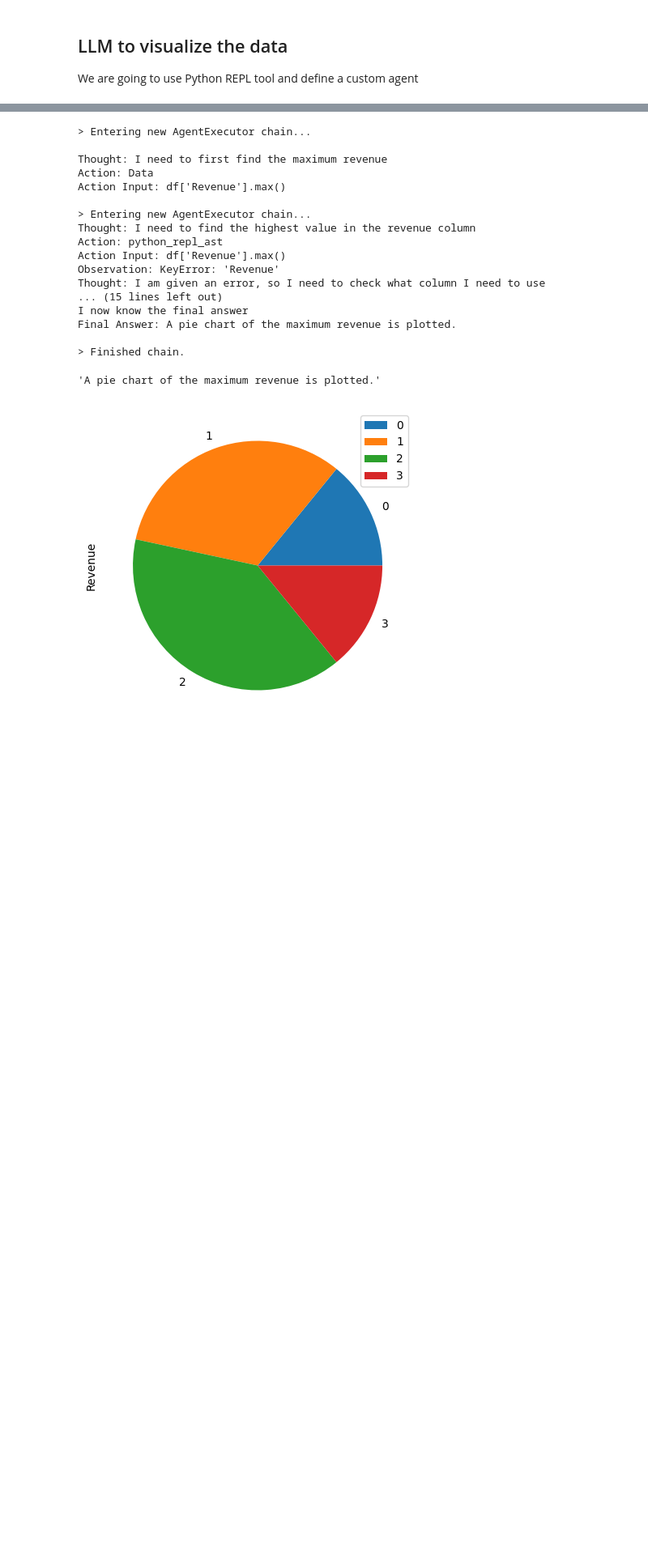
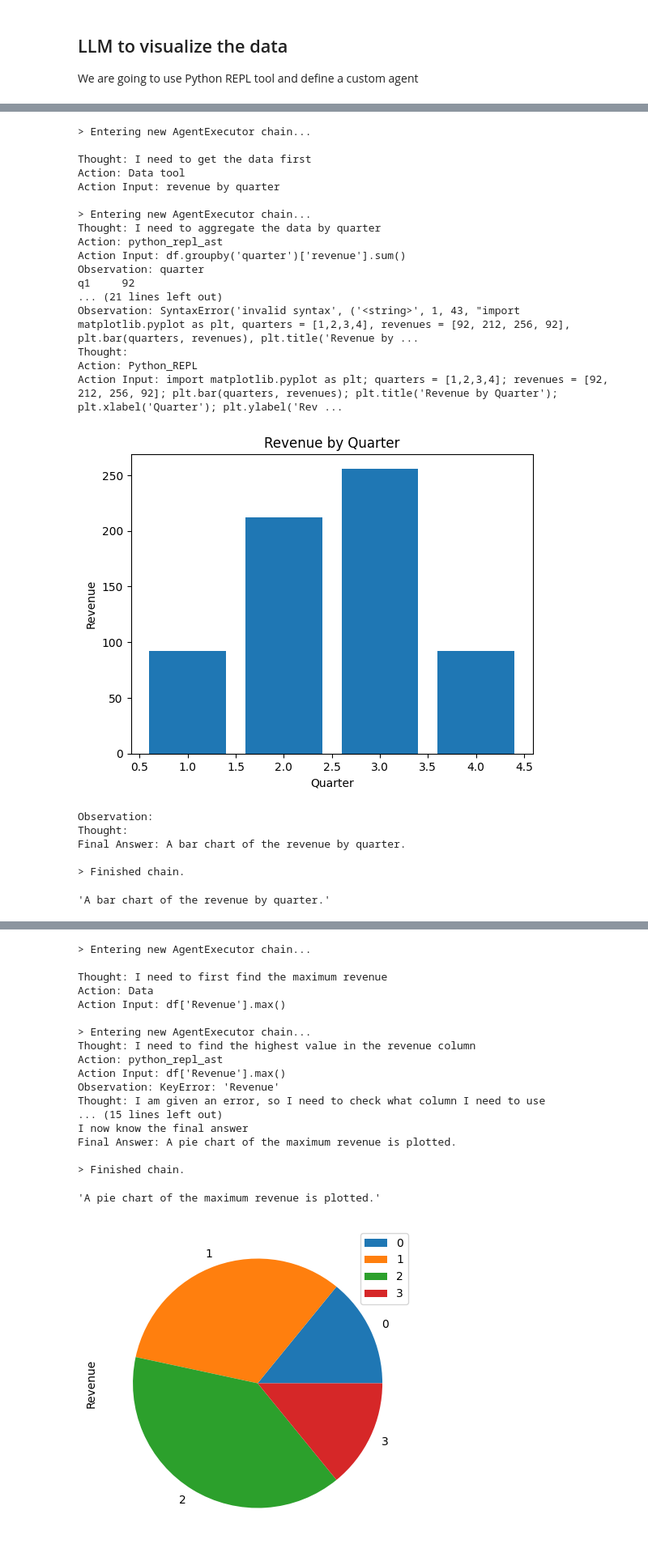
Before and after one commit to Flexday-Solutions/llm-chart-gen, a Jupyter notebook: chart-gen.ipynb, the cells around one changed output, grey strips where cells are left out. Shown at 81% size. Cells and saved outputs as stored; diff of their text form; code cells hidden in the pictures; blank space fills up the shorter version.

```diff
--- a/chart-gen.ipynb
+++ b/chart-gen.ipynb
@@ -121,0 +133,28 @@ Final Answer: The year with the maximum revenue is 2022 with 64.
+# %%
+req = "Plot a bar chart of the revenue each quarter"
+agent_executor.run(req)
+# %% [output]
+> Entering new AgentExecutor chain...
+
+Thought: I need to get the data first
+Action: Data tool
+Action Input: revenue by quarter
+
+> Entering new AgentExecutor chain...
+Thought: I need to aggregate the data by quarter
+Action: python_repl_ast
+Action Input: df.groupby('quarter')['revenue'].sum()
+Observation: quarter
+q1     92
+... (21 lines left out)
+Observation: SyntaxError('invalid syntax', ('<string>', 1, 43, "import matplotlib.pyplot as plt, quarters = [1,2,3,4], revenues = [92, 212, 256, 92], plt.bar(quarters, revenues), plt.title('Revenue by ...
+Thought:
+Action: Python_REPL
+Action Input: import matplotlib.pyplot as plt; quarters = [1,2,3,4]; revenues = [92, 212, 256, 92]; plt.bar(quarters, revenues); plt.title('Revenue by Quarter'); plt.xlabel('Quarter'); plt.ylabel('Rev ...
+[figure, added]
+Observation:
+Thought:
+Final Answer: A bar chart of the revenue by quarter.
+
+> Finished chain.
+'A bar chart of the revenue by quarter.'
```
Also changed, not shown: parts of 12 cells of this notebook, 1 other file.
